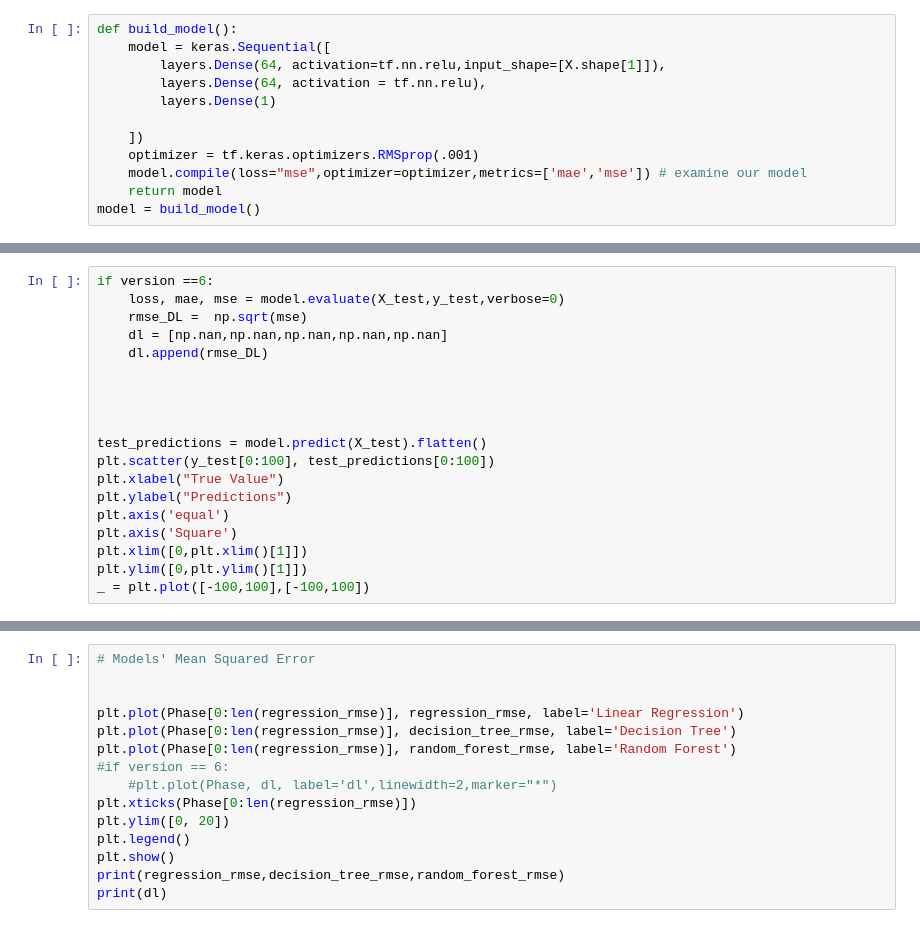
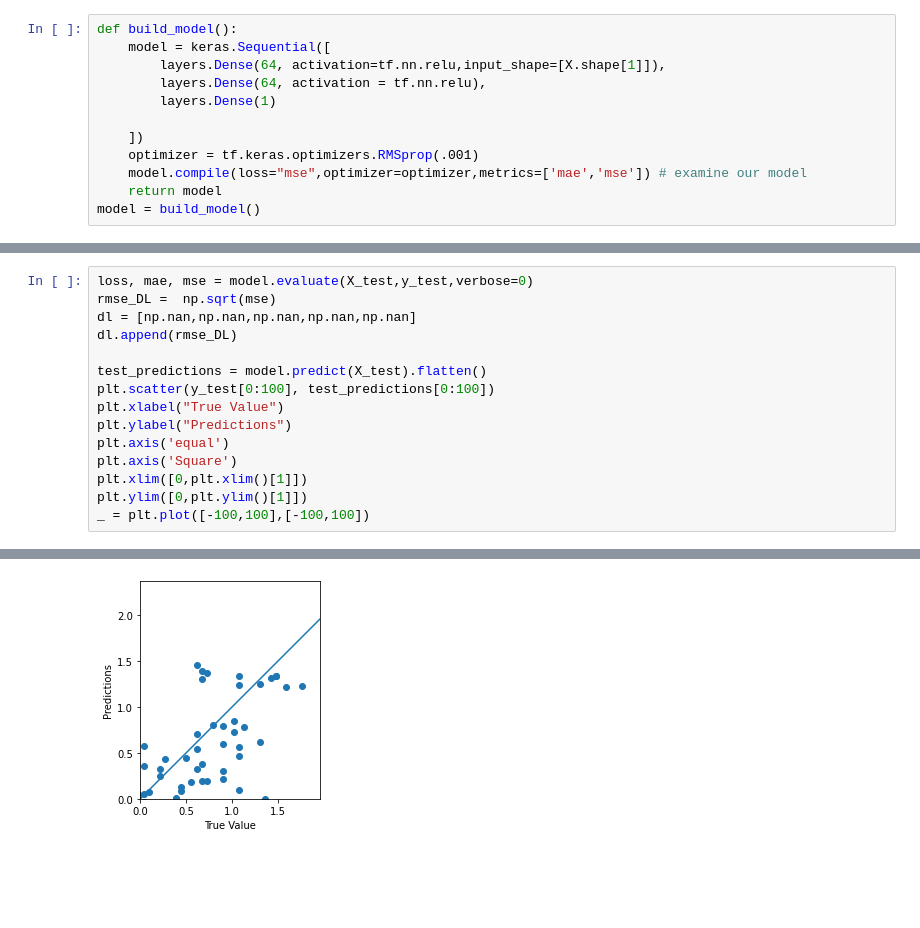
Before and after one commit to Idoleshem/Mini-ML-Spotify-Project-, a Jupyter notebook: model.ipynb, the cells around one changed output, grey strips where cells are left out. Drawn from its saved outputs; the diff is of its cells as text; blank space fills up the shorter version.

```diff
--- a/model.ipynb
+++ b/model.ipynb
@@ -413,12 +205,8 @@ if version == 6:
 # %%
-if version ==6:
-    loss, mae, mse = model.evaluate(X_test,y_test,verbose=0)
-    rmse_DL =  np.sqrt(mse)
-    dl = [np.nan,np.nan,np.nan,np.nan,np.nan]
-    dl.append(rmse_DL)
-
-
-
+loss, mae, mse = model.evaluate(X_test,y_test,verbose=0)
+rmse_DL =  np.sqrt(mse)
+dl = [np.nan,np.nan,np.nan,np.nan,np.nan]
+dl.append(rmse_DL)
 
 test_predictions = model.predict(X_test).flatten()
 plt.scatter(y_test[0:100], test_predictions[0:100])
@@ -429,3 +217,4 @@ plt.axis('Square')
 plt.xlim([0,plt.xlim()[1]])
 plt.ylim([0,plt.ylim()[1]])
 _ = plt.plot([-100,100],[-100,100])
+# %% [output]
@@ -432,15 +222 @@ _ = plt.plot([-100,100],[-100,100])
+[figure, added]
-# %%
-# Models' Mean Squared Error
-
-
-plt.plot(Phase[0:len(regression_rmse)], regression_rmse, label='Linear Regression')
-plt.plot(Phase[0:len(regression_rmse)], decision_tree_rmse, label='Decision Tree')
-plt.plot(Phase[0:len(regression_rmse)], random_forest_rmse, label='Random Forest')
-#if version == 6:
-    #plt.plot(Phase, dl, label='dl',linewidth=2,marker="*")
-plt.xticks(Phase[0:len(regression_rmse)])
-plt.ylim([0, 20])
-plt.legend()
-plt.show()
-print(regression_rmse,decision_tree_rmse,random_forest_rmse)
-print(dl)
```
Also changed, not shown: parts of 31 cells of this notebook.
